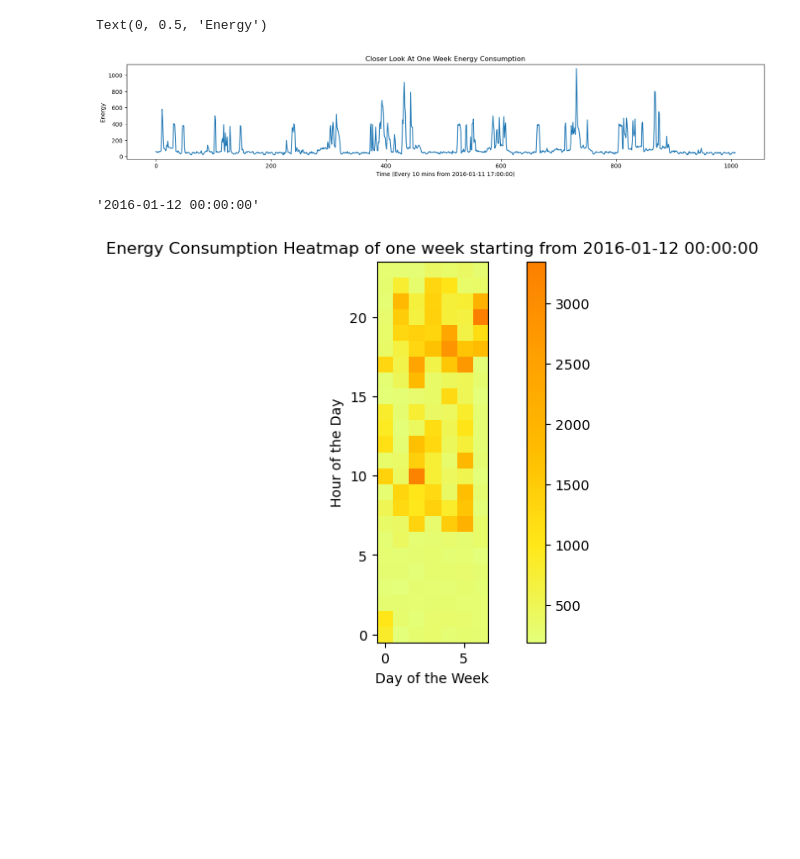
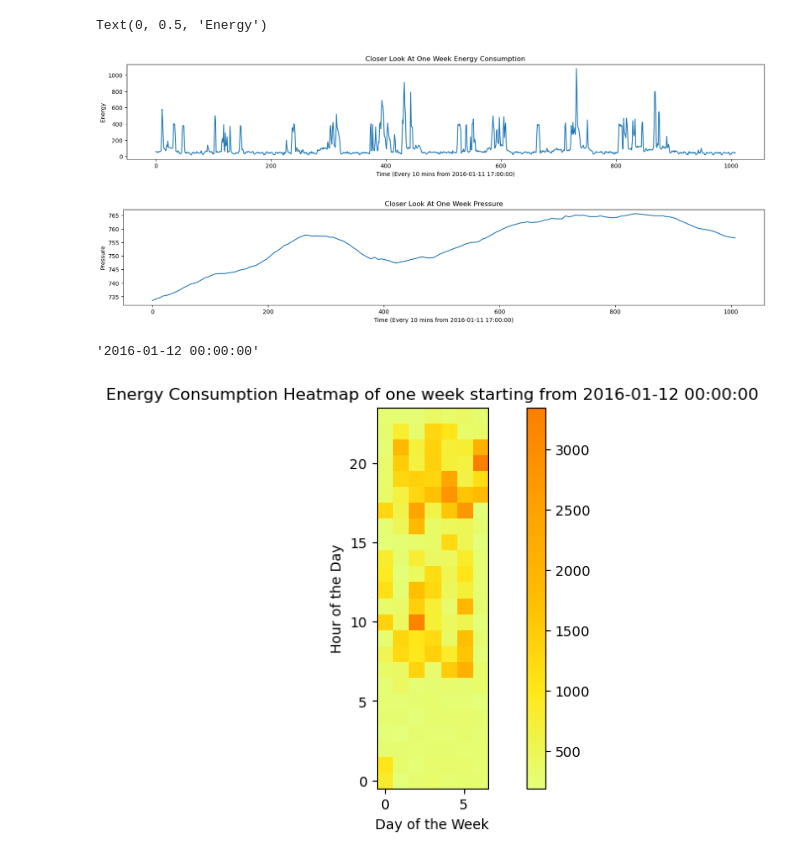
Before and after one commit to PrajwalKoirala/ME592_Homeworks, a Jupyter notebook: HW1/HW1.ipynb, the cells around one changed output. Drawn from its saved outputs; the diff is of its cells as text; code cells hidden in the pictures; blank space fills up the shorter version.

```diff
--- a/HW1/HW1.ipynb
+++ b/HW1/HW1.ipynb
@@ -108,6 +113,16 @@ plt.ylabel('Energy')
 # %% [output]
 Text(0, 0.5, 'Energy')
 [figure]
+# %%
+# closer look at the pressure of one week
+plt.figure(figsize=(20, 3))
+plt.plot(energydata['Press_mm_hg'][:7*24*6])
+plt.title('Closer Look At One Week Pressure')
+plt.xlabel('Time (Every 10 mins from 2016-01-11 17:00:00)')
+plt.ylabel('Pressure')
+plt.show()
+# %% [output]
+[figure, added]
 # %%
 energydata['date'][42]
 # %% [output]
```
Also changed, not shown: parts of 12 cells of this notebook.
